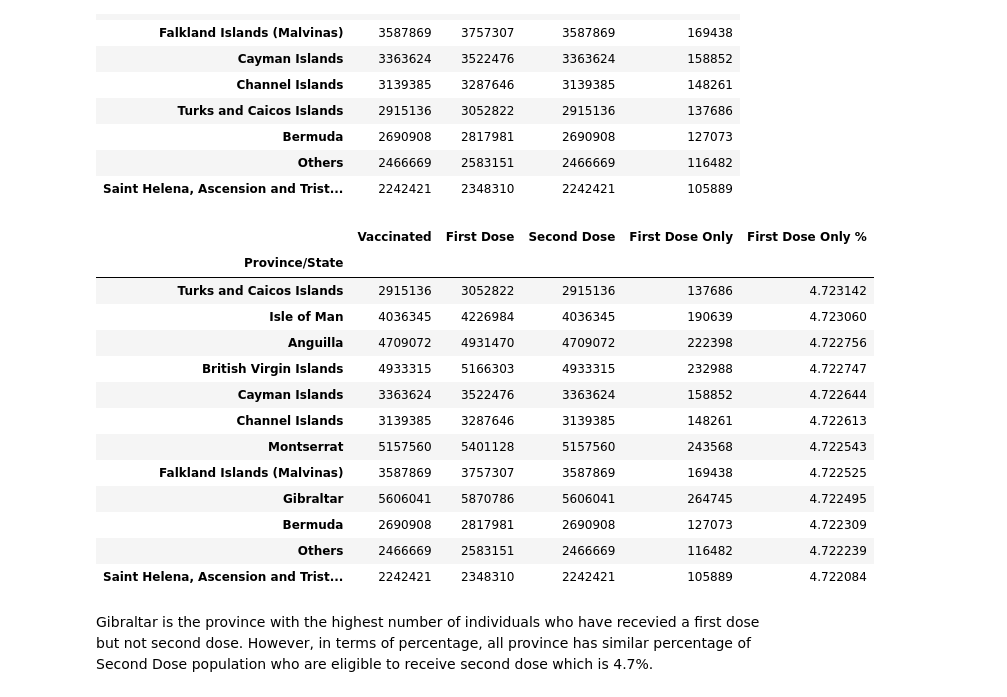
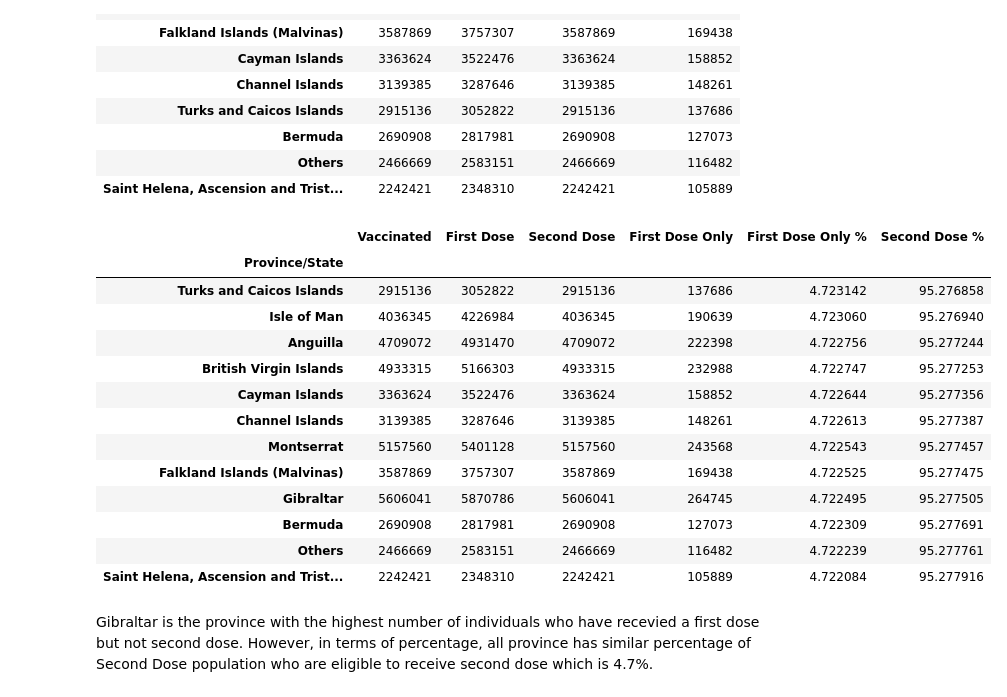
Before and after one commit to hazz292/LSE_A2_COVID_Analysis_Python, a Jupyter notebook: LSE_DA201_Assignment_Hazel_Chan.ipynb, the cells around one changed output. Drawn from its saved outputs; the diff is of its cells as text; code cells hidden in the pictures.

```diff
--- a/LSE_DA201_Assignment_Hazel_Chan.ipynb
+++ b/LSE_DA201_Assignment_Hazel_Chan.ipynb
@@ -1237,22 +1237,23 @@ covid_uk_province.sort_values(by='First Dose Only', ascending=False)
 # %%
 # Percentage of individuals who received first dose only
 covid_uk_province['First Dose Only %'] = covid_uk_province['First Dose Only']/covid_uk_province['Second Dose']*100
+covid_uk_province['Second Dose %'] = 100 - covid_uk_province['First Dose Only %']
 covid_uk_province.sort_values(by='First Dose Only %', ascending=False)
 # %% [output]
-|  | Vaccinated | First Dose | Second Dose | First Dose Only | First Dose Only % |
-| Province/State |  |  |  |  |  |
-| Turks and Caicos Islands | 2915136 | 3052822 | 2915136 | 137686 | 4.723142 |
-| Isle of Man | 4036345 | 4226984 | 4036345 | 190639 | 4.723060 |
-| Anguilla | 4709072 | 4931470 | 4709072 | 222398 | 4.722756 |
-| British Virgin Islands | 4933315 | 5166303 | 4933315 | 232988 | 4.722747 |
-| Cayman Islands | 3363624 | 3522476 | 3363624 | 158852 | 4.722644 |
-| Channel Islands | 3139385 | 3287646 | 3139385 | 148261 | 4.722613 |
-| Montserrat | 5157560 | 5401128 | 5157560 | 243568 | 4.722543 |
-| Falkland Islands (Malvinas) | 3587869 | 3757307 | 3587869 | 169438 | 4.722525 |
-| Gibraltar | 5606041 | 5870786 | 5606041 | 264745 | 4.722495 |
-| Bermuda | 2690908 | 2817981 | 2690908 | 127073 | 4.722309 |
-| Others | 2466669 | 2583151 | 2466669 | 116482 | 4.722239 |
-| Saint Helena, Ascension and Trist... | 2242421 | 2348310 | 2242421 | 105889 | 4.722084 |
+|  | Vaccinated | First Dose | Second Dose | First Dose Only | First Dose Only % | Second Dose % |
+| Province/State |  |  |  |  |  |  |
+| Turks and Caicos Islands | 2915136 | 3052822 | 2915136 | 137686 | 4.723142 | 95.276858 |
+| Isle of Man | 4036345 | 4226984 | 4036345 | 190639 | 4.723060 | 95.276940 |
+| Anguilla | 4709072 | 4931470 | 4709072 | 222398 | 4.722756 | 95.277244 |
+| British Virgin Islands | 4933315 | 5166303 | 4933315 | 232988 | 4.722747 | 95.277253 |
+| Cayman Islands | 3363624 | 3522476 | 3363624 | 158852 | 4.722644 | 95.277356 |
+| Channel Islands | 3139385 | 3287646 | 3139385 | 148261 | 4.722613 | 95.277387 |
+| Montserrat | 5157560 | 5401128 | 5157560 | 243568 | 4.722543 | 95.277457 |
+| Falkland Islands (Malvinas) | 3587869 | 3757307 | 3587869 | 169438 | 4.722525 | 95.277475 |
+| Gibraltar | 5606041 | 5870786 | 5606041 | 264745 | 4.722495 | 95.277505 |
+| Bermuda | 2690908 | 2817981 | 2690908 | 127073 | 4.722309 | 95.277691 |
+| Others | 2466669 | 2583151 | 2466669 | 116482 | 4.722239 | 95.277761 |
+| Saint Helena, Ascension and Trist... | 2242421 | 2348310 | 2242421 | 105889 | 4.722084 | 95.277916 |
 # %% [markdown]
 Gibraltar is the province with the highest number of individuals who have recevied a first dose but not second dose. However, in terms of percentage, all province has similar percentage of Second Dose population who are eligible to receive second dose which is 4.7%.
 # %%
```
Also changed, not shown: parts of 100 cells of this notebook.
